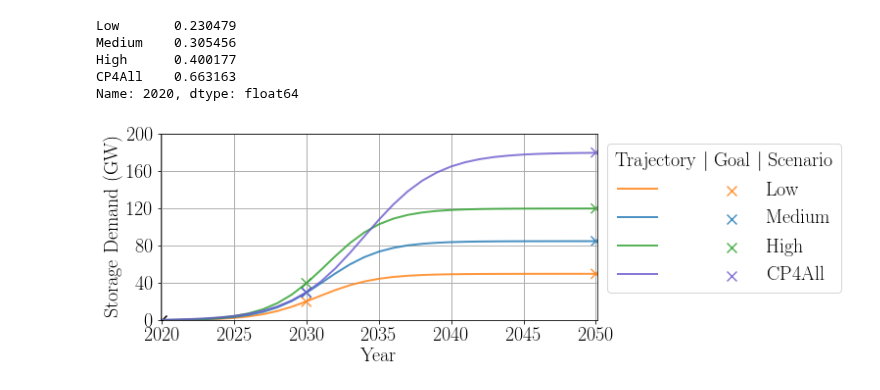
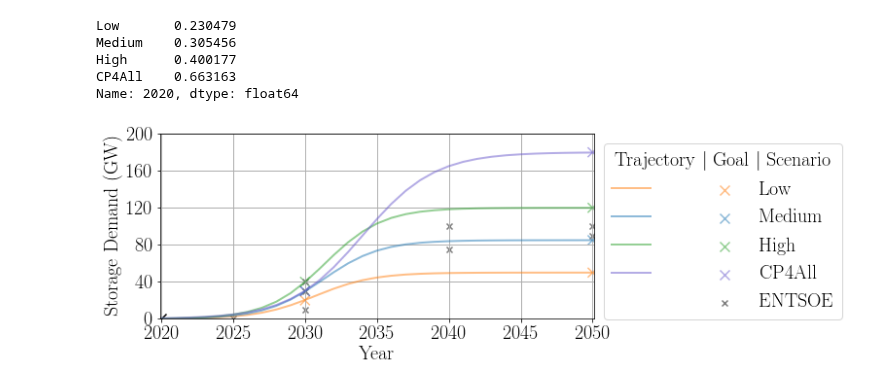
Before and after one commit to fernaag/V2G_in_EU, a Jupyter notebook: data/data_handling_scripts/storage_demand_GW.ipynb, the cells around one changed output. Drawn from its saved outputs; the diff is of its cells as text; code cells hidden in the pictures.

Commit message:
Added ENTSOE scenarios

```diff
--- a/data/data_handling_scripts/storage_demand_GW.ipynb
+++ b/data/data_handling_scripts/storage_demand_GW.ipynb
@@ -199,35 +199,39 @@ Name: 2020, dtype: float64
 # layout
 rc('font',**{'family':'serif','serif':['Computer Modern Roman']})
 rc('text', usetex=True)
-fig = plt.figure(figsize=[8, 3.5])
+fig = plt.figure(figsize=[8, 3.5], facecolor ='white')
 plt.rcParams.update({'font.size': 20})
-transp = 0.8
+transp = 0.5
 # plots
 plt.scatter([2020], [0.4], s = [100], marker = 'x', color = 'Black')
 # - low
 plt.plot(df_GW['Low'], label = ' ', linewidth = 2, color = 'tab:orange', alpha = transp)
 plt.scatter([2030, 2050], [20, 50], s = [100, 100], marker = 'x', label = 'Low   ', color = 'tab:orange', alpha = transp)
 # - medium
 plt.plot(df_GW['Medium'], label = ' ', linewidth = 2, color = 'tab:blue', alpha = transp)
 plt.scatter([2030, 2050], [30, 85], s = [100, 100], marker = 'x', label = 'Medium', color = 'tab:blue', alpha = transp)
 # - high
 plt.plot(df_GW['High'], label = ' ', linewidth = 2, color = 'tab:green', alpha = transp)
 plt.scatter([2030, 2050], [40, 120], s = [100, 100], marker = 'x', label = 'High', color = 'tab:green', alpha = transp)
 # - very high
 plt.plot(df_GW['CP4All'], label = ' ', linewidth = 2, color = 'slateblue', alpha = transp)
 plt.scatter([2030, 2050], [30, 180], s = [100, 100], marker = 'x', label = 'CP4All', color = 'slateblue', alpha = transp)
+# - ENTSOE
+plt.plot([2025], [0], label = ' ', alpha = 0)
+plt.scatter([2025, 2030, 2030, 2040, 2050, 2030, 2040, 2050], [0, 10, 40, 100, 100, 30, 75, 90], marker = 'x', label = 'ENTSOE', color = 'tab:gray')
 # layout
 plt.legend(loc = 'upper left', title = r'Trajectory $\vert$ Goal $\vert$ Scenario', ncol = 2, bbox_to_anchor=(1,1))
 plt.grid(linewidth=1)
 plt.xlabel('Year')
 plt.ylabel('Storage Demand (GW)')
 plt.xlim((2019.9, 2050.1))
 # plt.xlim((2015, 2050))
 plt.ylim((0, 200))
 plt.yticks(np.arange(0, 220, 40))
 fig.savefig('storage_demand_GW.pdf',bbox_inches='tight')
+fig.savefig('storage_demand_GW.png',bbox_inches='tight', transparent=False)
 # export to csv
 df_GW.to_csv('storage_demand_GW.csv')
 df_GW.to_excel('storage_demand_GW.xlsx')
 # %% [output]
-[figure, old version]
+[figure, new version]
```
Also changed, not shown: 2 other files.
